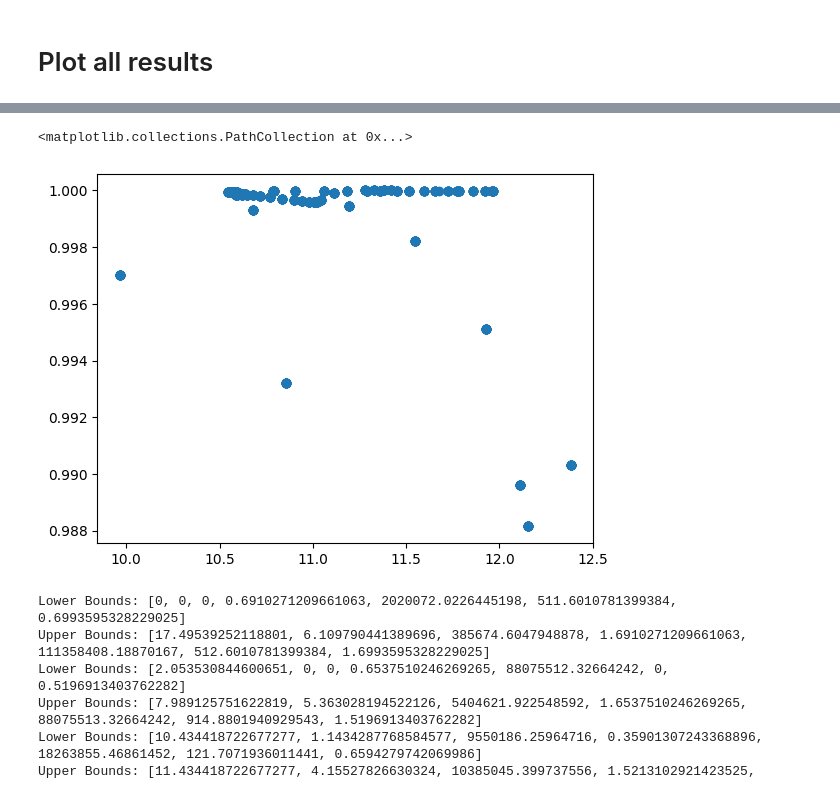
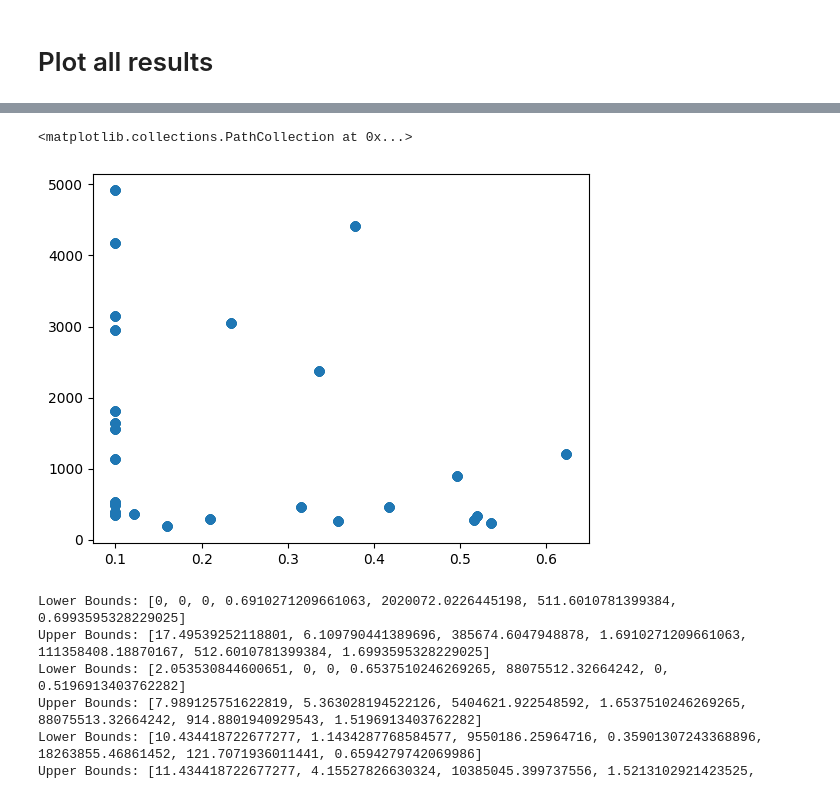
Before and after one commit to raulgarciadiez/EIS_HIROF, a Jupyter notebook: create_database.ipynb, the cells around one changed output, grey strips where cells are left out. Saved outputs shown, nothing was run; the diff lists cells and outputs as text; code cells hidden in the pictures.

```diff
--- a/create_database.ipynb
+++ b/create_database.ipynb
@@ -214,10 +230,11 @@ sns.violinplot(x=param1, y=param2, data=df, inner="quartile")
 # %%
-param2 = "Residual"
-param1 = "Fit_R0"
+param1 = "fs2_bound_min"
+param2 = "fs2_bound_max"
+
 plt.scatter(df[param1], df[param2])
 # %% [output]
 <matplotlib.collections.PathCollection at 0x...>
-[figure, old version]
+[figure, new version]
 # %%
 # %% [output]
 Lower Bounds: [0, 0, 0, 0.6910271209661063, 2020072.0226445198, 511.6010781399384, 0.6993595328229025]
```
Also changed, not shown: parts of 3 cells of this notebook, 2 other files.
